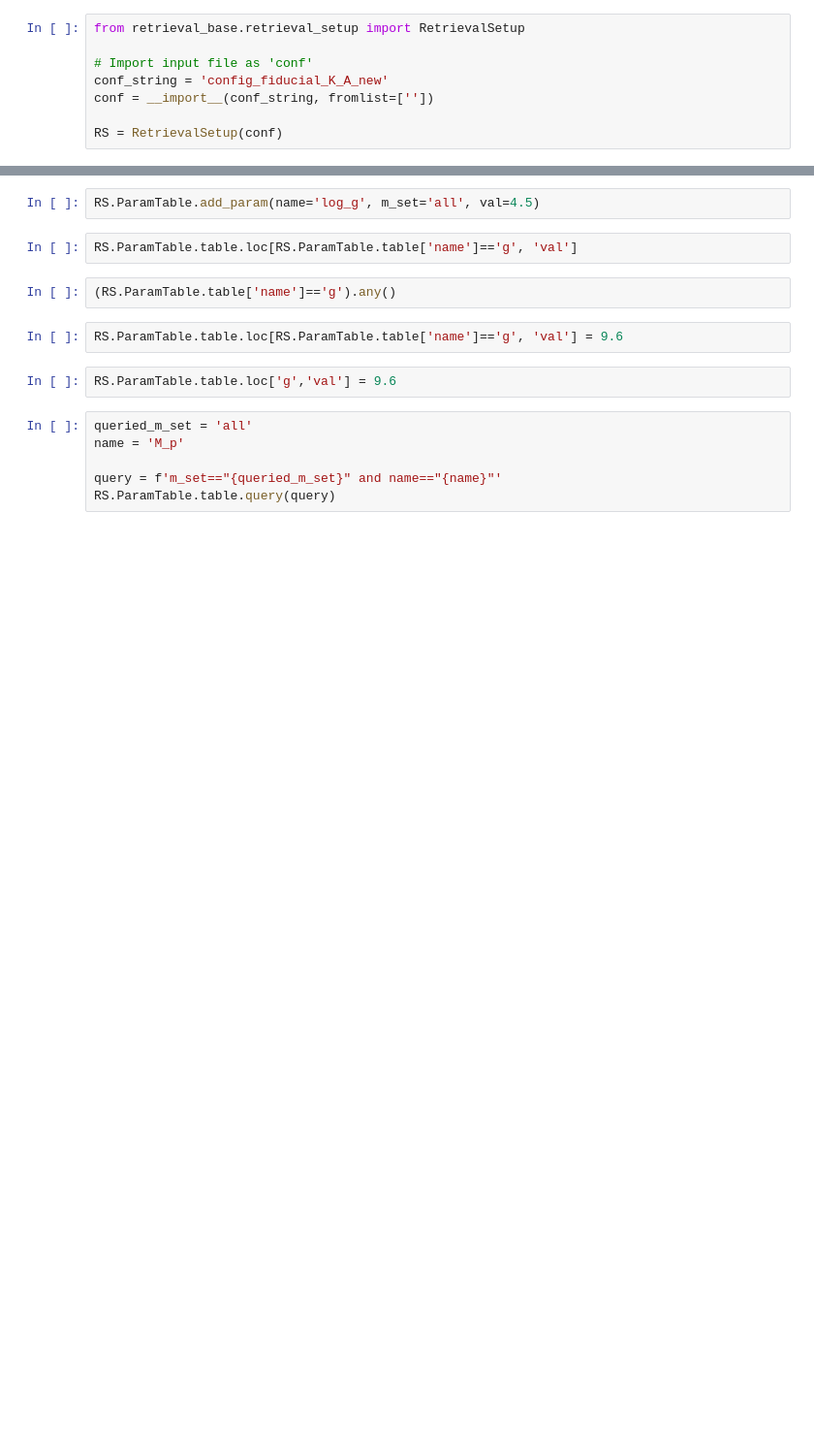
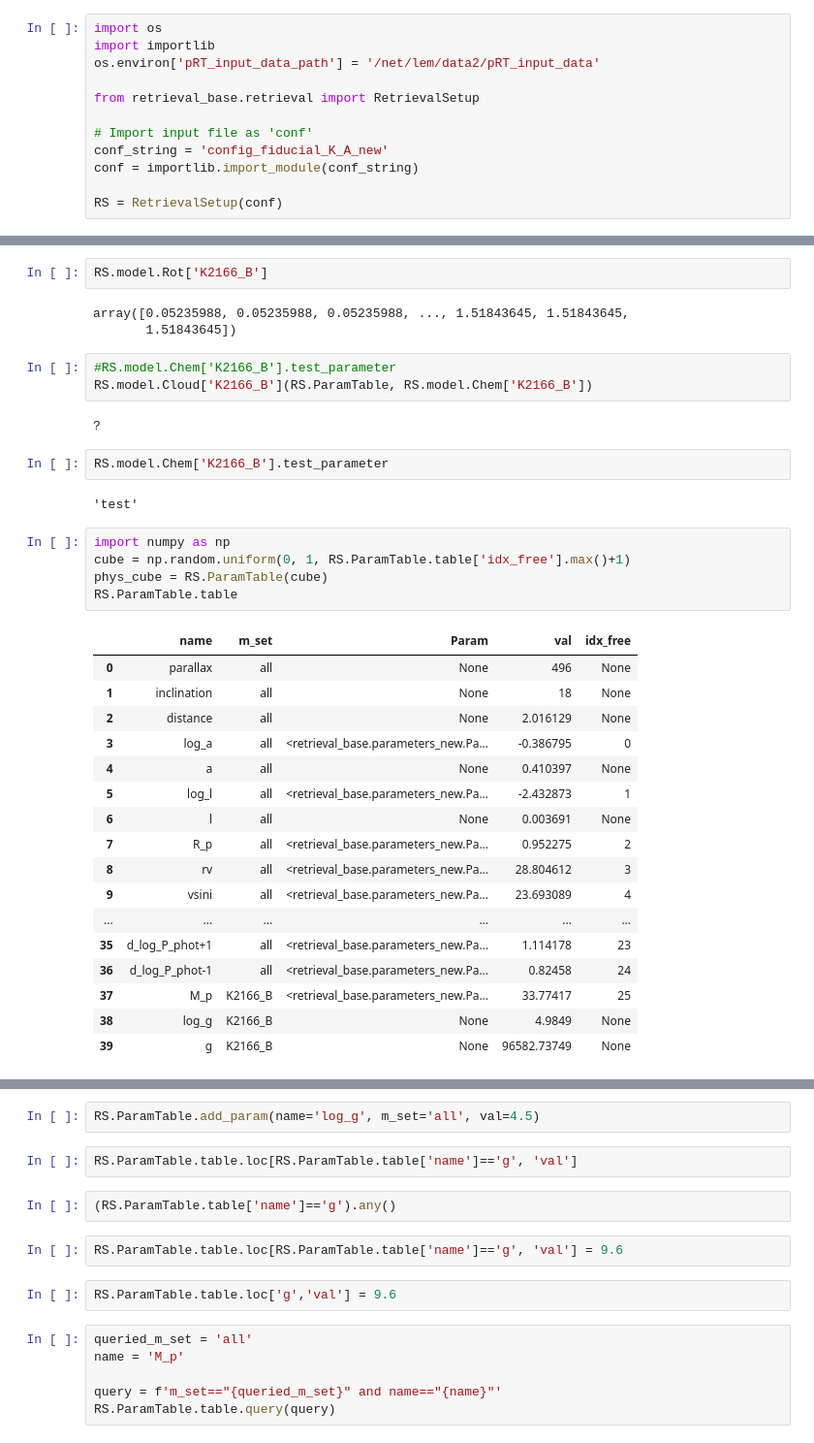
Before and after one commit to samderegt/retrieval_base, a Jupyter notebook: Luhman_16/test.ipynb, the cells around one changed output, grey strips where cells are left out. Shown at 97% size. Drawn from its saved outputs; the diff is of its cells as text; blank space fills up the shorter version.

```diff
--- a/Luhman_16/test.ipynb
+++ b/Luhman_16/test.ipynb
@@ -1,9 +1,13 @@
 # %%
-from retrieval_base.retrieval_setup import RetrievalSetup
+import os
+import importlib
+os.environ['pRT_input_data_path'] = '/net/lem/data2/pRT_input_data'
+
+from retrieval_base.retrieval import RetrievalSetup
 
 # Import input file as 'conf'
 conf_string = 'config_fiducial_K_A_new'
-conf = __import__(conf_string, fromlist=[''])
+conf = importlib.import_module(conf_string)
 
 RS = RetrievalSetup(conf)
 # %% [output]
@@ -26,0 +48,37 @@ Process number 1 out of 1...
+# %%
+RS.model.Rot['K2166_B']
+# %% [output]
+array([0.05235988, 0.05235988, 0.05235988, ..., 1.51843645, 1.51843645,
+       1.51843645])
+# %%
+#RS.model.Chem['K2166_B'].test_parameter
+RS.model.Cloud['K2166_B'](RS.ParamTable, RS.model.Chem['K2166_B'])
+# %% [output]
+?
+# %%
+RS.model.Chem['K2166_B'].test_parameter
+# %% [output]
+'test'
+# %%
+import numpy as np
+cube = np.random.uniform(0, 1, RS.ParamTable.table['idx_free'].max()+1)
+phys_cube = RS.ParamTable(cube)
+RS.ParamTable.table
+# %% [output]
+|  | name | m_set | Param | val | idx_free |
+| 0 | parallax | all | None | 496 | None |
+| 1 | inclination | all | None | 18 | None |
+| 2 | distance | all | None | 2.016129 | None |
+| 3 | log_a | all | <retrieval_base.parameters_new.Pa... | -0.386795 | 0 |
+| 4 | a | all | None | 0.410397 | None |
+| 5 | log_l | all | <retrieval_base.parameters_new.Pa... | -2.432873 | 1 |
+| 6 | l | all | None | 0.003691 | None |
+| 7 | R_p | all | <retrieval_base.parameters_new.Pa... | 0.952275 | 2 |
+| 8 | rv | all | <retrieval_base.parameters_new.Pa... | 28.804612 | 3 |
+| 9 | vsini | all | <retrieval_base.parameters_new.Pa... | 23.693089 | 4 |
+| ... | ... | ... | ... | ... | ... |
+| 35 | d_log_P_phot+1 | all | <retrieval_base.parameters_new.Pa... | 1.114178 | 23 |
+| 36 | d_log_P_phot-1 | all | <retrieval_base.parameters_new.Pa... | 0.82458 | 24 |
+| 37 | M_p | K2166_B | <retrieval_base.parameters_new.Pa... | 33.77417 | 25 |
+| 38 | log_g | K2166_B | None | 4.9849 | None |
+| 39 | g | K2166_B | None | 96582.73749 | None |
```
Also changed, not shown: parts of 8 cells of this notebook, 34 other files.
